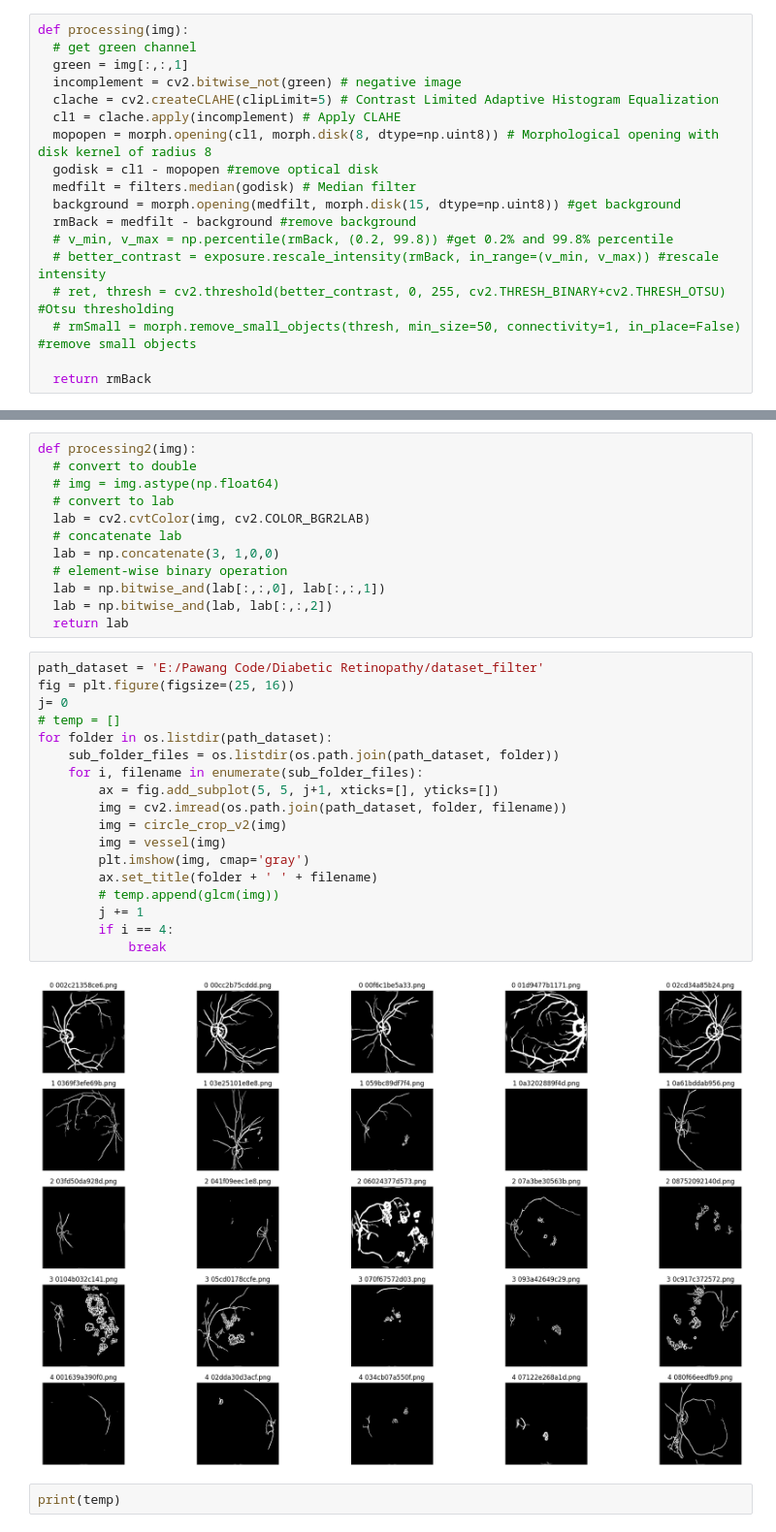
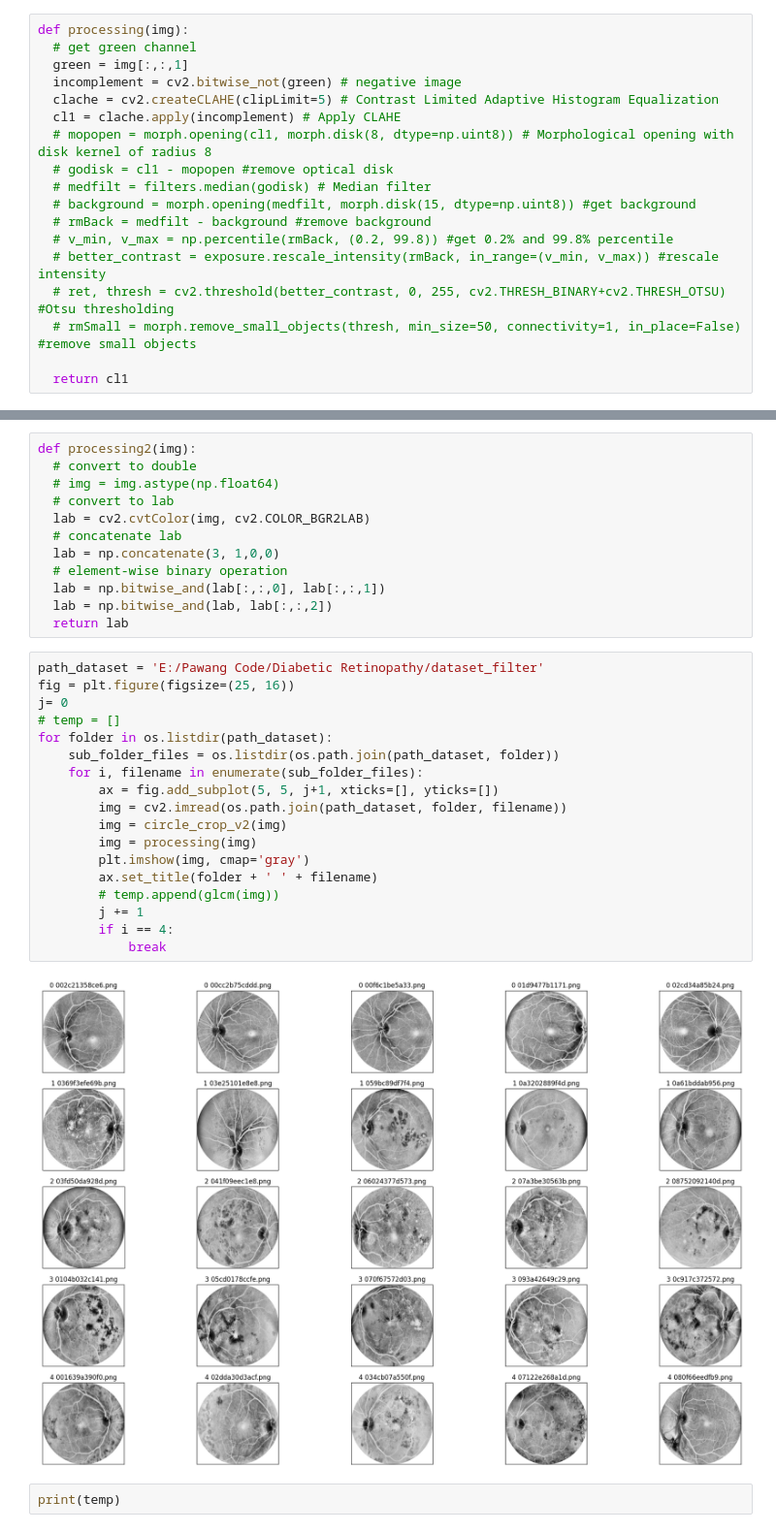
Before and after one commit to Bangik/diabetic-retinopathy-ml, a Jupyter notebook: ImageProcessing3.ipynb, the cells around one changed output, grey strips where cells are left out. Shown at 97% size. Drawn from its saved outputs; the diff is of its cells as text.

```diff
--- a/ImageProcessing3.ipynb
+++ b/ImageProcessing3.ipynb
@@ -67,17 +67,17 @@ def processing(img):
   incomplement = cv2.bitwise_not(green) # negative image
   clache = cv2.createCLAHE(clipLimit=5) # Contrast Limited Adaptive Histogram Equalization
   cl1 = clache.apply(incomplement) # Apply CLAHE
-  mopopen = morph.opening(cl1, morph.disk(8, dtype=np.uint8)) # Morphological opening with disk kernel of radius 8
-  godisk = cl1 - mopopen #remove optical disk
-  medfilt = filters.median(godisk) # Median filter
-  background = morph.opening(medfilt, morph.disk(15, dtype=np.uint8)) #get background
-  rmBack = medfilt - background #remove background
+  # mopopen = morph.opening(cl1, morph.disk(8, dtype=np.uint8)) # Morphological opening with disk kernel of radius 8
+  # godisk = cl1 - mopopen #remove optical disk
+  # medfilt = filters.median(godisk) # Median filter
+  # background = morph.opening(medfilt, morph.disk(15, dtype=np.uint8)) #get background
+  # rmBack = medfilt - background #remove background
   # v_min, v_max = np.percentile(rmBack, (0.2, 99.8)) #get 0.2% and 99.8% percentile
   # better_contrast = exposure.rescale_intensity(rmBack, in_range=(v_min, v_max)) #rescale intensity
   # ret, thresh = cv2.threshold(better_contrast, 0, 255, cv2.THRESH_BINARY+cv2.THRESH_OTSU) #Otsu thresholding
   # rmSmall = morph.remove_small_objects(thresh, min_size=50, connectivity=1, in_place=False) #remove small objects
 
-  return rmBack
+  return cl1
 # %%
 def vessel(img):
   retina = color.rgb2gray(img)
@@ -101,23 +101,23 @@ def processing2(img):
 # %%
 path_dataset = 'E:/Pawang Code/Diabetic Retinopathy/dataset_filter'
 fig = plt.figure(figsize=(25, 16))
 j= 0
 # temp = []
 for folder in os.listdir(path_dataset):
     sub_folder_files = os.listdir(os.path.join(path_dataset, folder))
     for i, filename in enumerate(sub_folder_files):
         ax = fig.add_subplot(5, 5, j+1, xticks=[], yticks=[])
         img = cv2.imread(os.path.join(path_dataset, folder, filename))
         img = circle_crop_v2(img)
-        img = vessel(img)
+        img = processing(img)
         plt.imshow(img, cmap='gray')
         ax.set_title(folder + ' ' + filename)
         # temp.append(glcm(img))
         j += 1
         if i == 4:
             break
 # %% [output]
-[figure, old version]
+[figure, new version]
 # %%
 print(temp)
 # %% [output]
```
Also changed, not shown: 3 other files.
